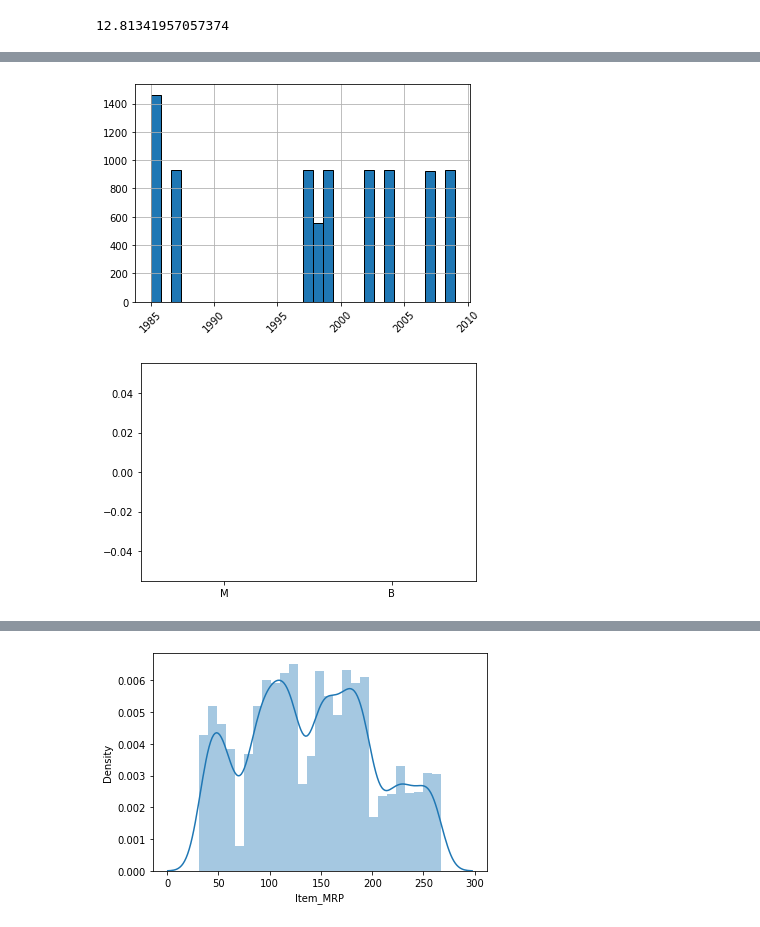
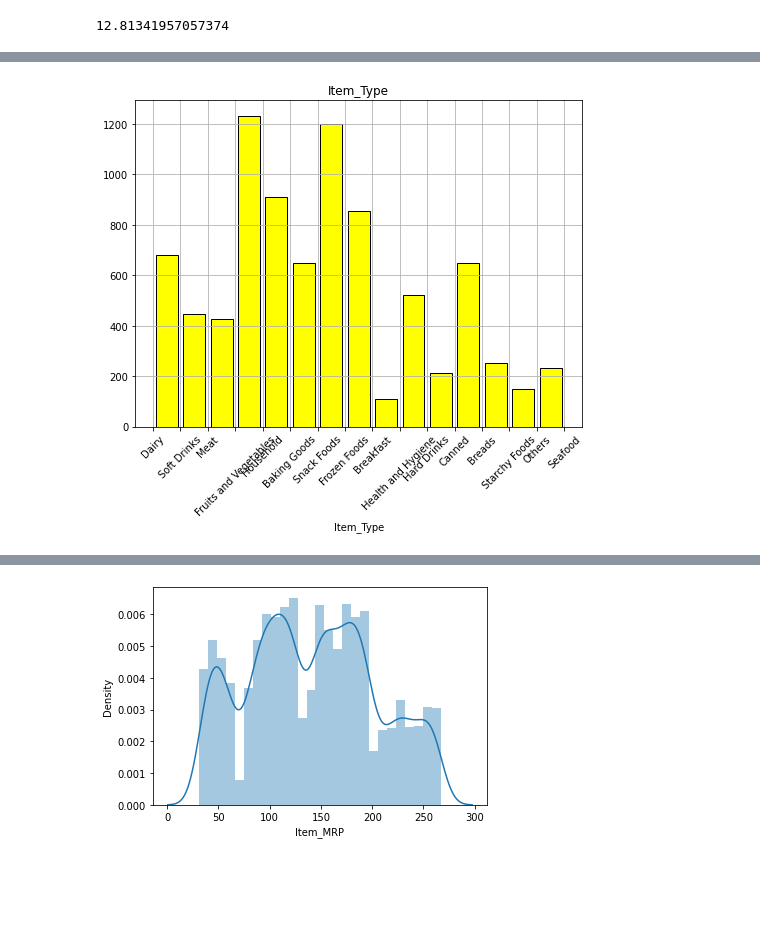
Before and after one commit to cristiank1038/predicciones-ventas-alimenticias, a Jupyter notebook: Actividad_sales_predictions.ipynb, the cells around one changed output, grey strips where cells are left out. Drawn from its saved outputs; the diff is of its cells as text; code cells hidden in the pictures; blank space fills up the shorter version.

```diff
--- a/Actividad_sales_predictions.ipynb
+++ b/Actividad_sales_predictions.ipynb
@@ -282,18 +286,10 @@ plt.ticklabel_format(useOffset=False, style='plain')
 # %%
-"""grafico histograma"""
-oulet_filter = df.loc[:, 'Outlet_Establishment_Year'] <= 2020
-df.loc[oulet_filter, 'Outlet_Establishment_Year'].hist(bins = 30,
-                                   edgecolor='black')
+"""grafico histograma univariable"""
+df['Item_Type'].hist(bins = 15, figsize = (8,6), edgecolor='black', color = 'yellow', rwidth = 0.8)
+plt.xlabel('Item_Type')
+plt.title('Item_Type')
 plt.xticks(rotation = 45)
-plt.ticklabel_format(useOffset=False, style='plain')
+plt.ScalarFormatter(useOffset=False)
+plt.show()
 # %% [output]
-[figure, old version]
+[figure, new version]
-# %%
-"""Uso de boxplots en Matplotlib"""
-
-
-# malignant = df.loc[df['Outlet_Establishment_Year']=='M','Item_Outlet_Sales'].values
-# benign = df.loc[df['Outlet_Establishment_Year']=='B','Item_Outlet_Sales'].values
-# plt.boxplot([malignant,benign], labels=['M', 'B']);
-# %% [output]
-[figure, removed]
```
Also changed, not shown: parts of 20 cells of this notebook.
